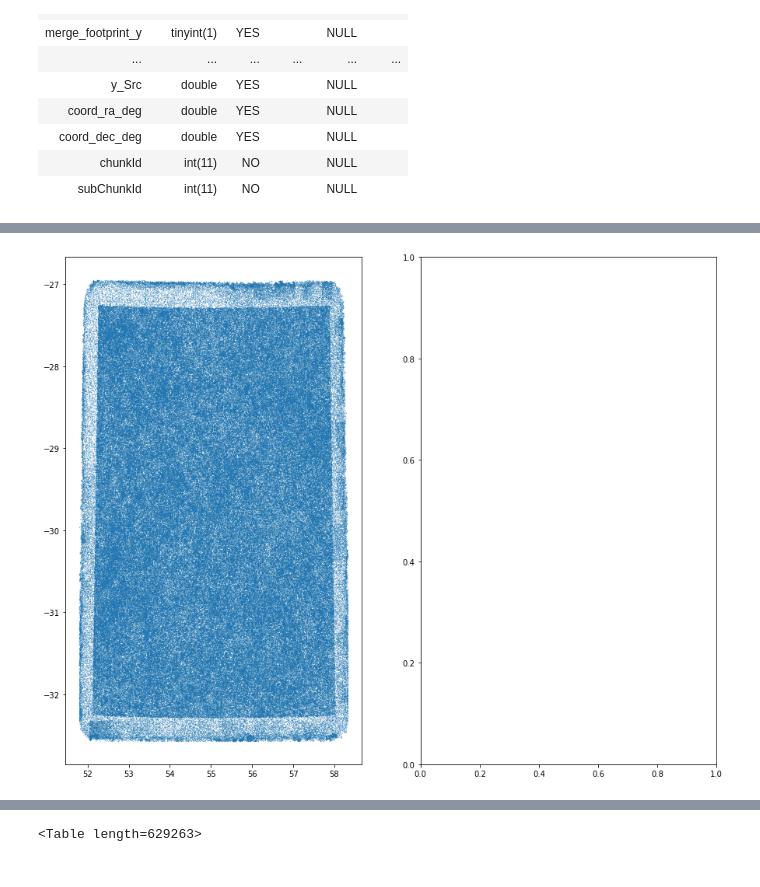
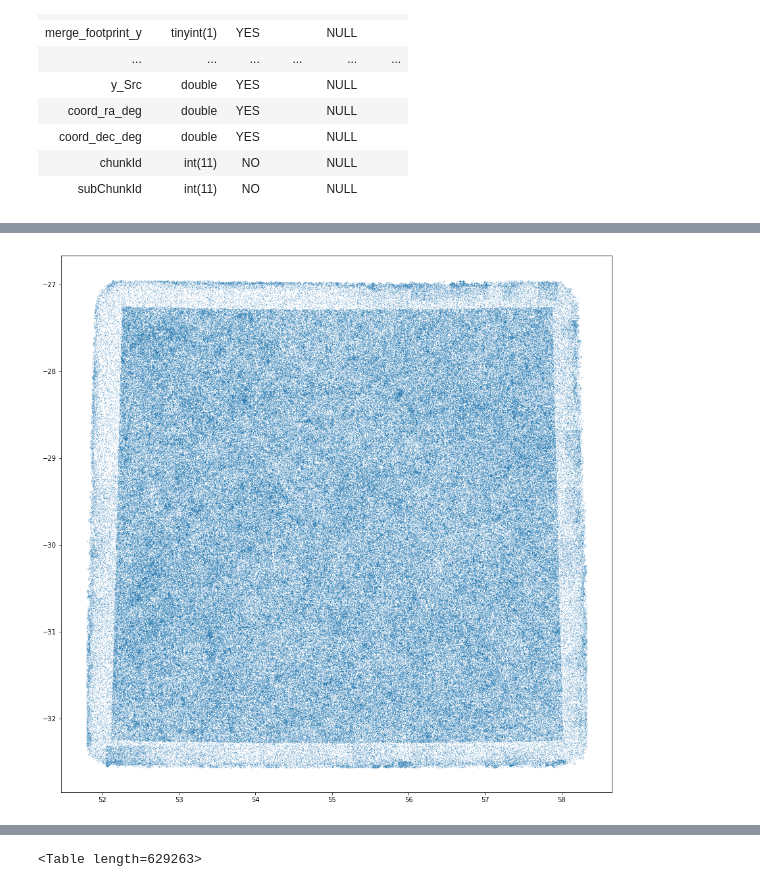
Before and after one commit to boutigny/desc_demo, a Jupyter notebook: qserv_run1.2i.ipynb, the cells around one changed output, grey strips where cells are left out. Drawn from its saved outputs; the diff is of its cells as text; code cells hidden in the pictures.

```diff
--- a/qserv_run1.2i.ipynb
+++ b/qserv_run1.2i.ipynb
@@ -85,17 +74,12 @@ Wall time: 1min 26s
 # %%
 %matplotlib inline
 import matplotlib.pylab as plt
 
 cut = tab_ref["modelfit_CModel_mag"]<24
-fig, (ax0, ax1) = plt.subplots(ncols=2, figsize=(15, 12))
+fig, (ax0) = plt.subplots(ncols=1, figsize=(15, 15))
 _ = ax0.scatter(tab_ref["coord_ra_deg"][cut], tab_ref["coord_dec_deg"][cut], s=0.01)
-#_ = ax1.scatter(tab_ref["tract"][cut], tab_ref["patch"][cut], s=0.01)
-#_ = ax1.scatter(tab_all['modelfit_CModel_mag_1'][cut], tab_all['modelfit_CModel_mag_2'][cut], s=0.1)
-#ax0.set_xlabel("mag(r) - mag(g)", fontsize=15)
-#ax0.set_ylabel("mag(r) - mag(z)", fontsize=15)
-#ax0.tick_params(labelsize=15)
 # %% [output]
-[figure, old version]
+[figure, new version]
 # %%
 import numpy as np
 
```
Also changed, not shown: parts of 44 cells of this notebook.
